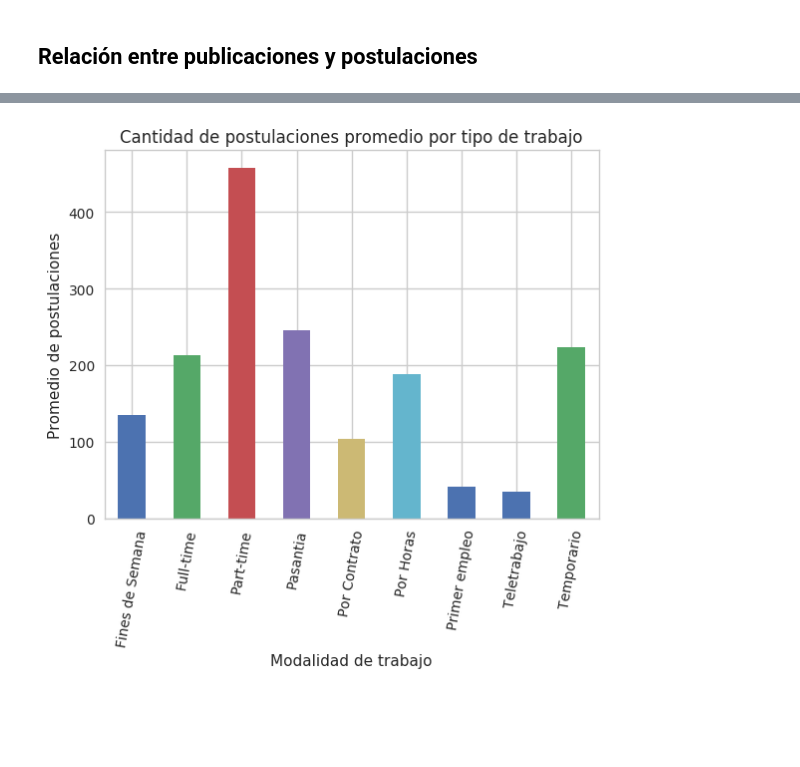
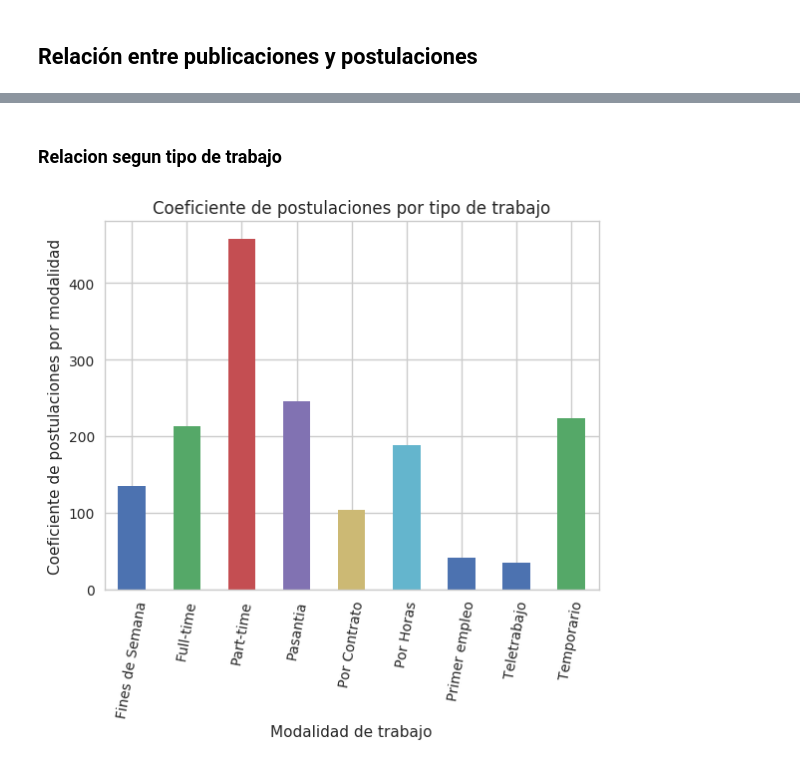
Before and after one commit to javierleyes/OrganizacionDeDatos, a Jupyter notebook: analisisPablo.ipynb, the cells around one changed output, grey strips where cells are left out. Saved outputs shown, nothing was run; the diff lists cells and outputs as text; code cells hidden in the pictures; blank space fills up the shorter version.

```diff
--- a/analisisPablo.ipynb
+++ b/analisisPablo.ipynb
@@ -29,11 +23,13 @@ df_avisos_detalle.head(2)
 df_postulaciones_avisos = pd.merge(df_avisos_detalle,df_postulaciones, on="idaviso", how="inner")
 # %%
 postulaciones_promedio_tipo_trabajo=df_postulaciones_avisos.groupby(["tipo_de_trabajo"]).size()/df_avisos_detalle.groupby("tipo_de_trabajo").size()
+# %% [markdown]
+### Relacion segun tipo de trabajo
 # %%
-title = 'Cantidad de postulaciones promedio por tipo de trabajo'
+title = 'Coeficiente de postulaciones por tipo de trabajo'
 ax = postulaciones_promedio_tipo_trabajo.plot(kind='bar',rot=80,title=title)
 ax = plt.gca()
-ax.set_ylabel('Promedio de postulaciones');
+ax.set_ylabel('Coeficiente de postulaciones por modalidad');
 ax.set_xlabel('Modalidad de trabajo');
 # %% [output]
-[figure, old version]
+[figure, new version]
```
Also changed, not shown: parts of 13 cells of this notebook.
